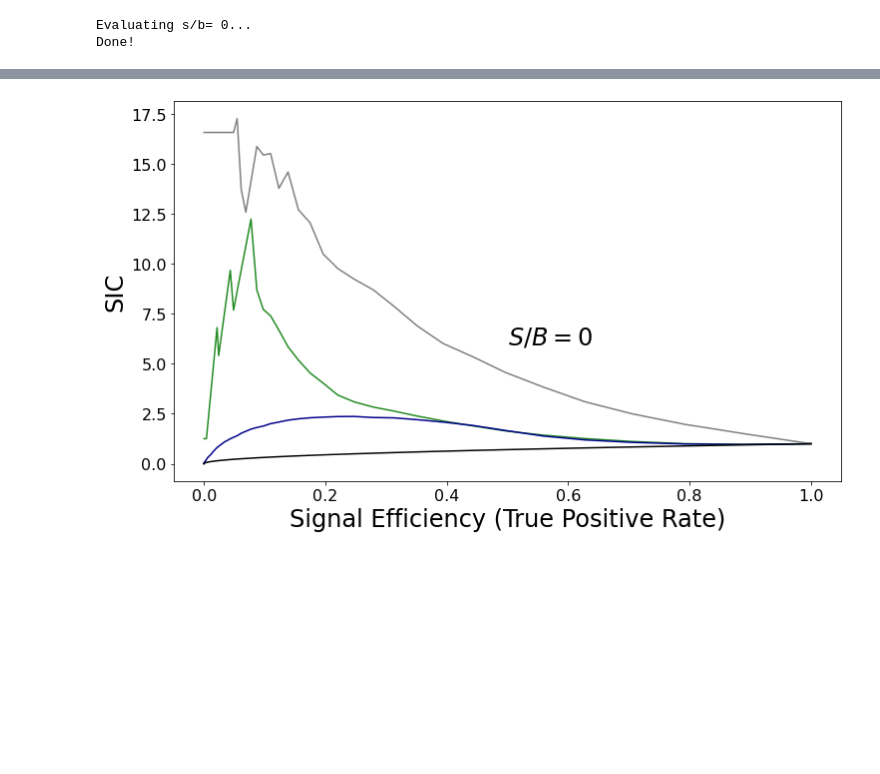
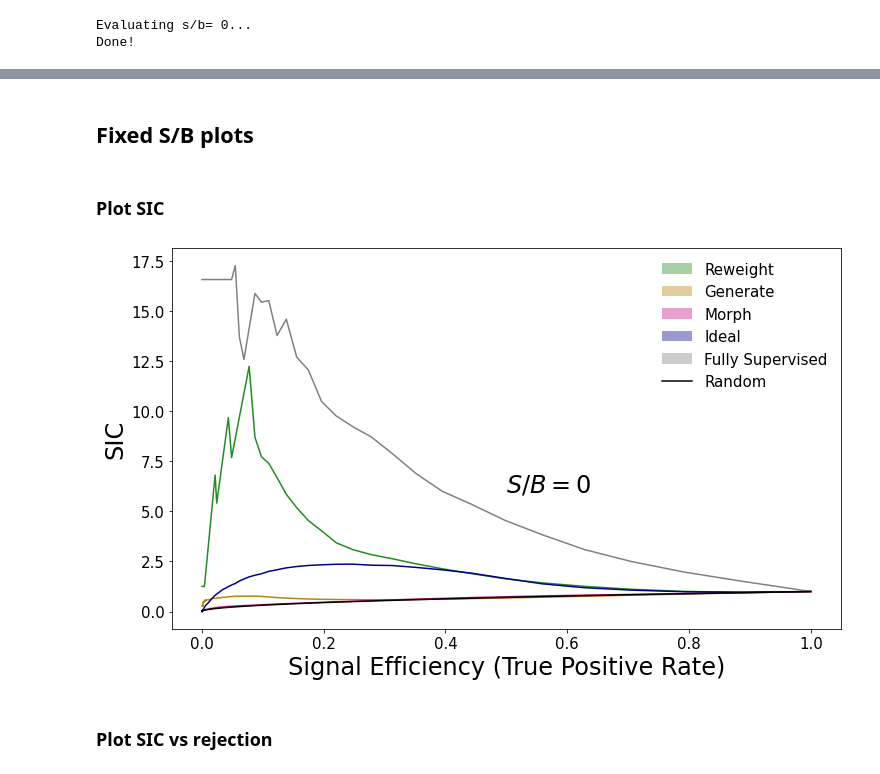
Before and after one commit to hep-lbdl/non-resonant-AD-extrapolation, a Jupyter notebook: AD_scan.ipynb, the cells around one changed output, grey strips where cells are left out. Saved outputs shown, nothing was run; the diff lists cells and outputs as text; code cells hidden in the pictures; blank space fills up the shorter version.

```diff
--- a/AD_scan.ipynb
+++ b/AD_scan.ipynb
@@ -269,27 +253,17 @@ plt.show()
 # %%
-f1 = 24
-f2 = 16
-
 
 fig = plt.figure(figsize = (12, 7))
-
 ax1 = fig.add_subplot(111)
-#ax2 = ax1.twiny()
-
 
 for k in keys:
 
-
-
-    ax1.plot(n_sig_inj, med_sics_at_rej2_dict[k][0], color = colors_dict[k])
-
-
-    ax1.fill_between(n_sig_inj, med_sics_at_rej2_dict[k][1],
+    ax1.plot(sig_inj, med_sics_at_rej2_dict[k][0], color = colors_dict[k])
+    ax1.fill_between(sig_inj, med_sics_at_rej2_dict[k][1],
                         med_sics_at_rej2_dict[k][2],
                          alpha = alpha,
                      linewidth = 0, label = labels_dict[k], color = colors_dict[k])
 
-ax1.set_xticks(np.array([n_sig_inj]).reshape(len(n_sig_inj),))
+ax1.set_xticks(np.array([sig_inj]).reshape(len(sig_inj),))
 ax1.set_xlabel("$S/B$", fontsize = f1)
 ax1.legend( fontsize = f2, frameon = False, loc = "upper left")
 ax1.set_ylabel("SIC at Rejection = $10^4$", fontsize = f1)
@@ -297,11 +271,9 @@ ax1.tick_params(axis='both', which='major', labelsize=f2)
 
 # second axis for significances
 ax2 = ax1.twiny()
-ax2.set_xticks(n_sig_inj, labels = significances, fontsize = f2)
+ax2.set_xticks(sig_inj, labels = significances, fontsize = f2)
 ax2.set_xlim(ax1.get_xlim())
 ax2.set_xlabel("$S/\sqrt{B}$", fontsize = f1)
 
-
-
 fig.savefig(f"plots/sic_at_rej_10000.pdf")
 # %% [output]
@@ -348,34 +281,31 @@ for n in n_to_plot:
+# %% [markdown]
+## Fixed S/B plots
+# %% [markdown]
+### Plot SIC
 # %%
 n_to_plot = [0]
 
 for n in n_to_plot:
 
     fig = plt.figure(figsize = (12, 7))
 
     for k in keys:
 
-
         plt.plot(x_axis, med_sics_dict[k][n][0], color = colors_dict[k])
-
-
-
         plt.fill_between(x_axis, med_sics_dict[k][n][1],
                     med_sics_dict[k][n][2], linewidth = 0, label = labels_dict[k], color = colors_dict[k], alpha = alpha)
 
-
     plt.plot(x_axis, x_axis/np.sqrt(x_axis), label = "Random", color = "black",)
-
-    ind = n_sig_inj.index(n)
 
 
     plt.text(0.5, 6, f"$S/B = {np.round(n, 4)}$", fontsize = f1)
-
-    ax1.legend( fontsize = f2, frameon = False)
-
+    plt.legend( fontsize = f2, frameon = False)
     plt.xlabel("Signal Efficiency (True Positive Rate)", fontsize = f1)
     plt.ylabel("SIC", fontsize = f1)
     plt.tick_params(axis='both', which='major', labelsize=f2)
 
     plt.show()
 # %% [output]
-[figure, old version]
+[figure, new version]
+# %% [markdown]
+### Plot SIC vs rejection
```
Also changed, not shown: parts of 20 cells of this notebook, 1 other file.
